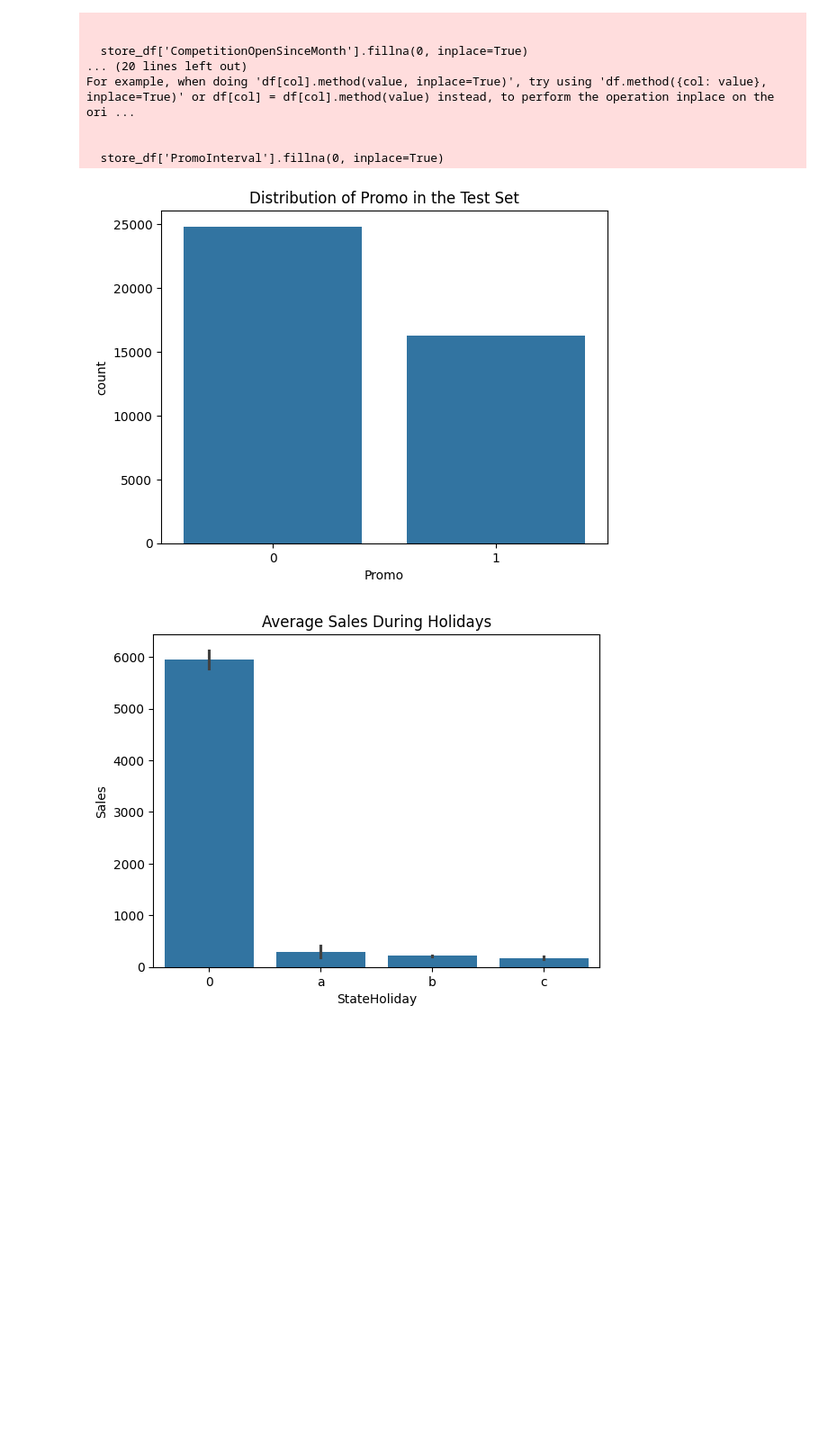
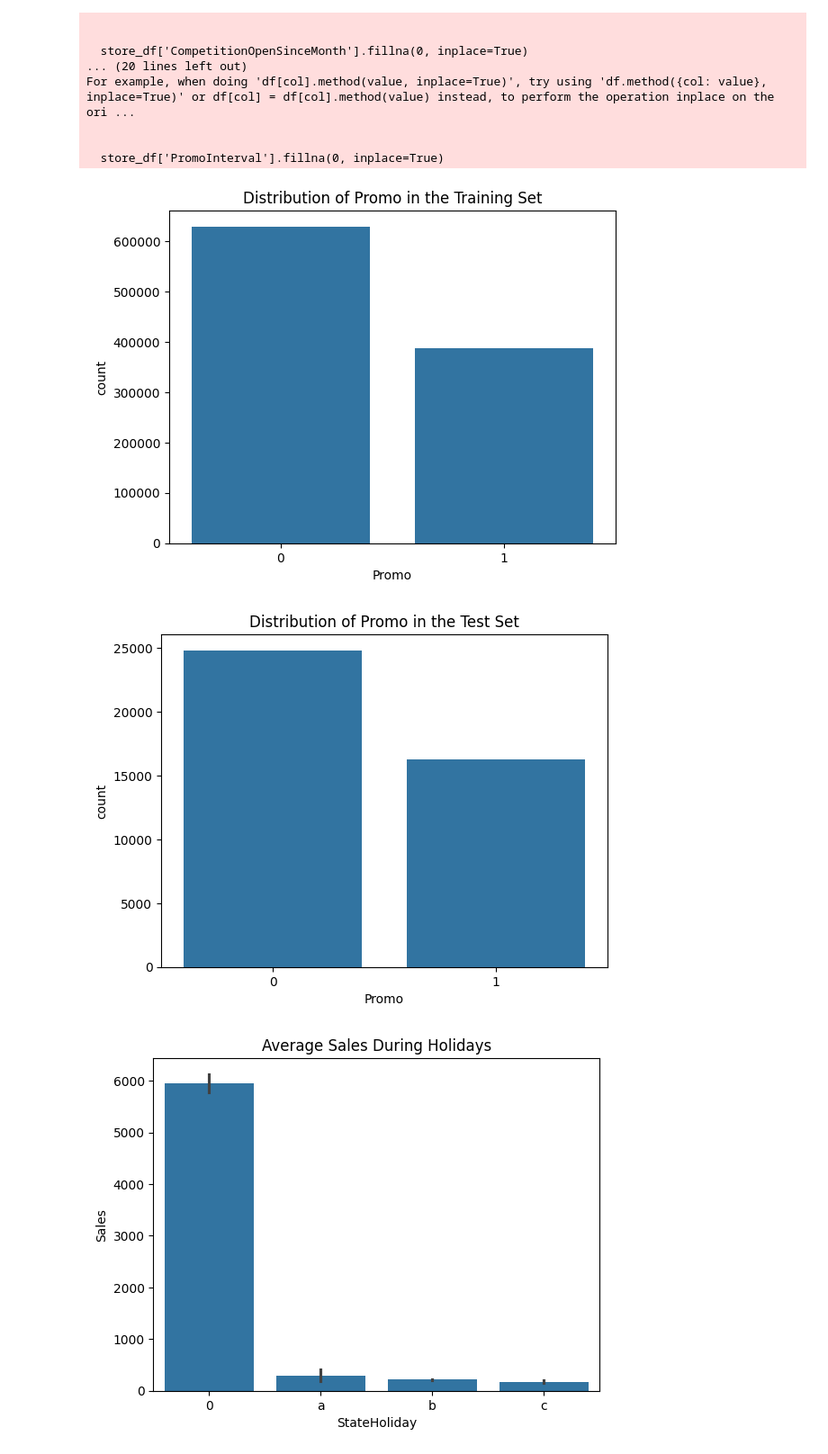
Before and after one commit to mareye132/Rossmann_Pharmaceuticals, a Jupyter notebook: notebooks/Rossman_Exploration.ipynb, the cells around one changed output. Shown at 90% size. Drawn from its saved outputs; the diff is of its cells as text; code cells hidden in the pictures; blank space fills up the shorter version.

Commit message:
adding additional thing on distribution promotion with training and testing set

```diff
--- a/notebooks/Rossman_Exploration.ipynb
+++ b/notebooks/Rossman_Exploration.ipynb
@@ -63,21 +63,26 @@ logging.info('Store and training datasets merged successfully')
 # %%
 import seaborn as sns
 import matplotlib.pyplot as plt
 
 # Load test dataset and compare with training set
 test_data_path = "C:/Users/user/Desktop/Github/Rossmann_Pharmaceuticals/Data/test.csv"
 test_df = pd.read_csv(test_data_path)
 merged_test_df = pd.merge(test_df, store_df, how='left', on='Store')
 
+# Distribution of Promo in training data
+sns.countplot(data=merged_df, x='Promo')
+plt.title('Distribution of Promo in the Training Set')
+plt.show()
 # Distribution of Promo in test set
 sns.countplot(data=merged_test_df, x='Promo')
 plt.title('Distribution of Promo in the Test Set')
 plt.show()
 
 # Log the comparison
 logging.info('Analyzed and compared promo distribution in training and test sets')
 # %% [output]
-[figure, old version]
+[figure, new version]
+[figure, added]
 # %%
 holiday_sales = merged_df.groupby(['StateHoliday', 'Date'])['Sales'].mean().reset_index()
 sns.barplot(x='StateHoliday', y='Sales', data=holiday_sales)
```
Also changed, not shown: 1 other file.
